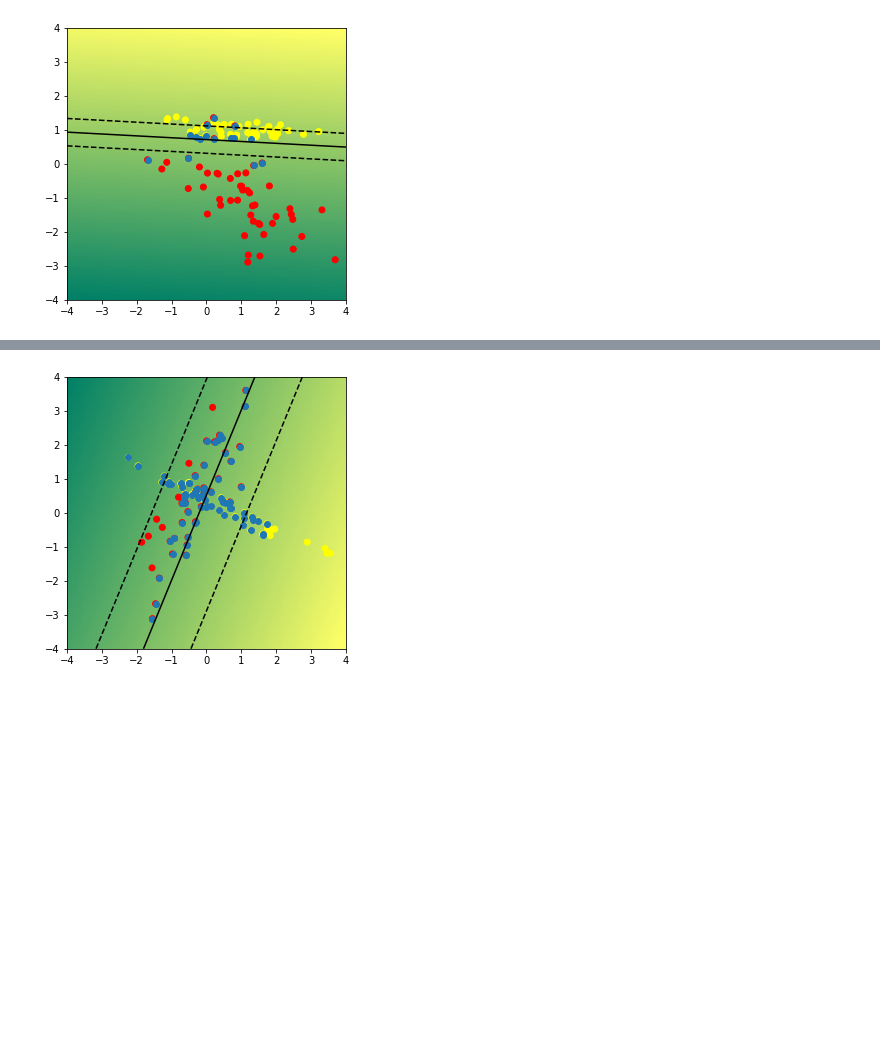
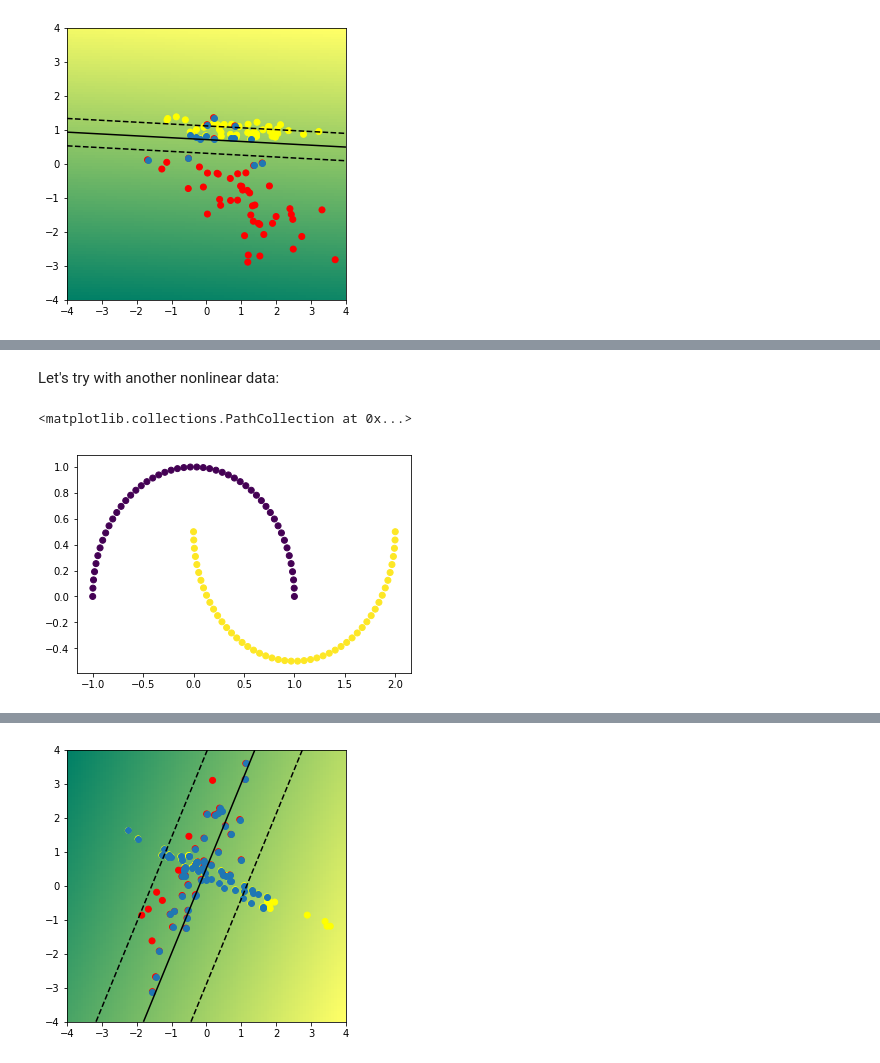
Before and after one commit to Rhymmor/ML-course-reports, a Jupyter notebook: Lab 3/Lab #3 SVM (QP, Kernel trick).ipynb, the cells around one changed output, grey strips where cells are left out. Cells and saved outputs as stored; diff of their text form; code cells hidden in the pictures; blank space fills up the shorter version.

```diff
--- a/Lab 3/Lab #3 SVM (QP, Kernel trick).ipynb
+++ b/Lab 3/Lab #3 SVM (QP, Kernel trick).ipynb
@@ -276,10 +276,16 @@ import numpy as np
 import numpy.linalg as la
 from scipy.linalg import block_diag
 import matplotlib.pyplot as plt
-from sklearn.datasets import make_classification, make_circles
+from sklearn.datasets import make_classification, make_circles, make_moons
 %matplotlib inline
 
 random_state = 0
+
+def change(data):
+    for num in range(len(data)):
+        if data[num] == 0:
+            data[num] = -1
+    return data
 # %% [markdown]
 # 1. Quadratic programming and QP-solver
 # %% [markdown]
@@ -643,0 +650,10 @@ plot(dsvm, non_lin)
+# %% [markdown]
+Let's try with another nonlinear data:
+# %%
+nonlinear_model = {}
+nonlinear_model['X'], nonlinear_model['y']  = make_moons(n_samples = 100, shuffle=True, random_state=random_state)
+nonlinear_model['y'] = change(nonlinear_model['y'])
+plt.scatter(nonlinear_model['X'][:, 0], nonlinear_model['X'][:, 1], c=nonlinear_model['y'])
+# %% [output]
+<matplotlib.collections.PathCollection at 0x...>
+[figure, added]
```
Also changed, not shown: parts of 5 cells of this notebook.
